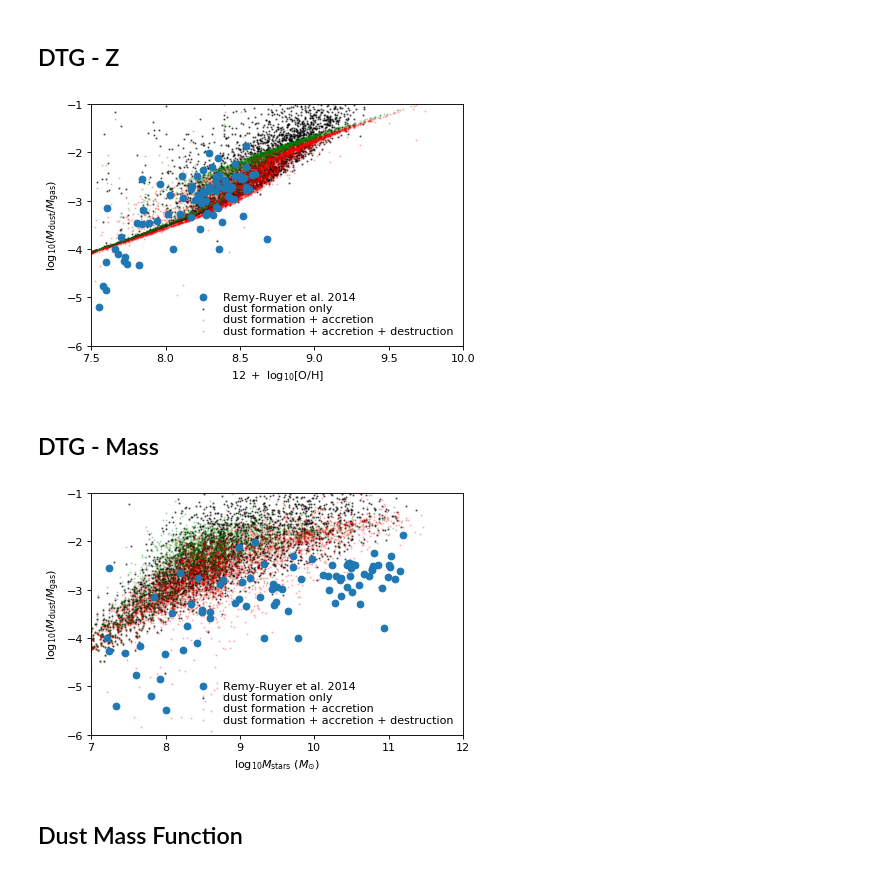
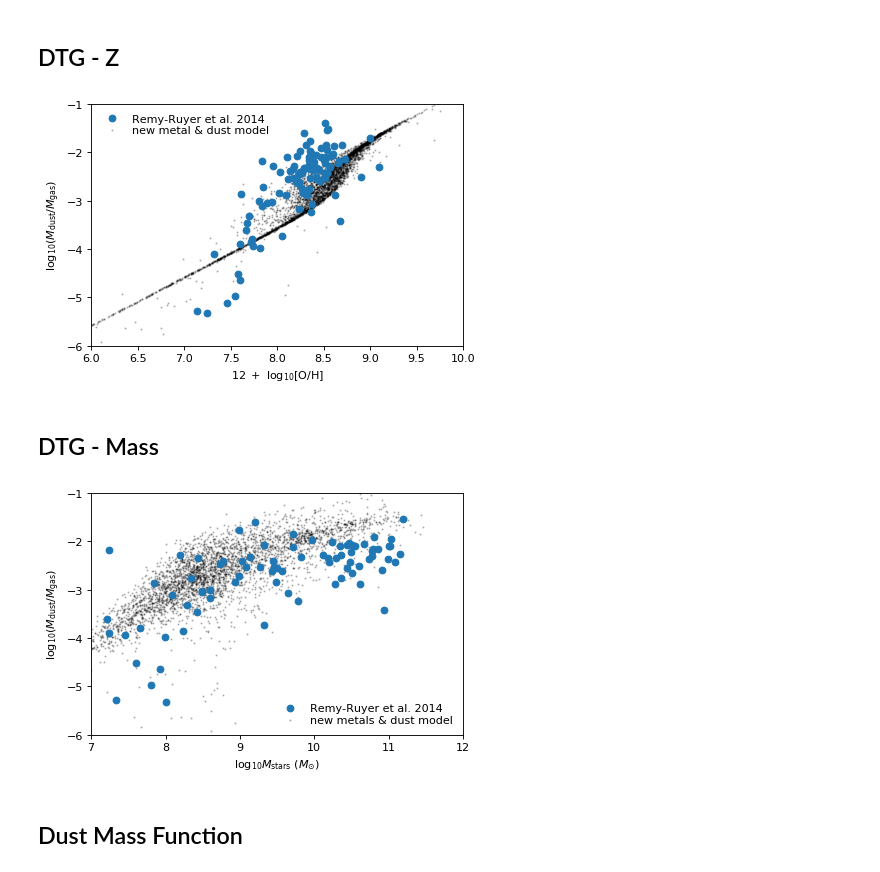
Before and after one commit to darrencroton/sage, a Jupyter notebook: analysis/allresults.ipynb, the cells around one changed output. Cells and saved outputs as stored; diff of their text form; code cells hidden in the pictures.

```diff
--- a/analysis/allresults.ipynb
+++ b/analysis/allresults.ipynb
@@ -12,13 +11,12 @@ BoxSize1 = ((500**3) * (32/512))**(1/3)
 dilute = 5000
 sSFRcut = -11.0
 # %%
-directory = '../src/auxdata/trees/new-yield/'
-directory1 = '../src/auxdata/trees/dust-growth/'
+directory = '../src/auxdata/trees/default/'
 directory2 = '../src/auxdata/trees/dust/'
 filename = 'model'
 redshift = [0.000]
 firstfile = 0
-lastfile = 0
+lastfile = 7
 # %%
 def galdtype():
 	# Define the data-type for the public version of SAGE
@@ -228,23 +226,16 @@ for i in range(len(redshift)):
 
     for k in range(firstfile, lastfile+1):
         name = (directory+filename+'_z'+f'{redshift[i]:.3f}'+'_'+f'{k}')
-        G = read_one_file(name, Galdesc1)
+        G = read_one_file(name, Galdesc)
         G_snap.extend(G)
     for j in range(firstfile, lastfile+1):
-        name1 = (directory1+filename+'_z'+f'{redshift[i]:.3f}'+'_'+f'{j}')
-        #snapshot 0 = redshift 127, snapshot 63 = redshift 0
-        G1 = read_one_file(name1, Galdesc1)
-        G_snap1.extend(G1)
-    for l in range(firstfile, lastfile+1):
         name2 = (directory2+filename+'_z'+f'{redshift[i]:.3f}'+'_'+f'{j}')
         #snapshot 0 = redshift 127, snapshot 63 = redshift 0
         G2 = read_one_file(name2, Galdesc2)
         G_snap2.extend(G2)
 
     G_snap = np.array(G_snap)
-    G_snap1 = np.array(G_snap1)
     G_snap = G_snap.view(recarray)
-    G_snap1 = G_snap1.view(recarray)
     G_snap2 = np.array(G_snap2)
     G_snap2 = G_snap2.view(recarray)
 # %%
@@ -363,5 +354,5 @@ plt.show()
 # %%
-HI_rr, Z_rr, H2_rr, atomic_rr, logdust_rr, logstar_rr = np.loadtxt('remy-ruyer.master.dat', usecols=(1,3,4,6,8,9), unpack=True)
+HI_rr, Z_rr, H2_rr, atomic_rr, logdust_rr, logstar_rr = np.loadtxt('remy-ruyer.master.dat', usecols=(1,3,4,6,7,9), unpack=True)
 gas = atomic_rr * (HI_rr + H2_rr)
 dust_rr = 10 ** logdust_rr
 star_rr = 10 ** logstar_rr
@@ -445,50 +408,50 @@ for t in leg.get_texts():  # Reduce the size of the text
 # %%
 plt.figure()
 ax = plt.subplot(111)
-
+'''
 w = np.where((G_snap.MetalsColdGas > 0) & (G_snap.Dust > 0))[0]
 if(len(w) > dilute): w = sample(list(w), dilute)
 
 Z = np.log10((G_snap.MetalsColdGas[w] / G_snap.ColdGas[w]) / 0.02) + 9.0
 DTG = np.log10(G_snap.Dust[w]/G_snap.ColdGas[w])
 
 w = np.where((G_snap1.MetalsColdGas > 0) & (G_snap1.Dust > 0))[0]
 if(len(w) > dilute): w = sample(list(w), dilute)
 
 Z1 = np.log10((G_snap1.MetalsColdGas[w] / G_snap1.ColdGas[w]) / 0.02) + 9.0
 DTG1 = np.log10(G_snap1.Dust[w]/G_snap1.ColdGas[w])
-
+'''
 w = np.where((G_snap2.MetalsColdGas > 0) & (G_snap2.ColdDust > 0))[0]
 if(len(w) > dilute): w = sample(list(w), dilute)
 
 Z2 = np.log10((G_snap2.MetalsColdGas[w] / G_snap2.ColdGas[w]) / 0.02) + 9.0
 DTG2 = np.log10(G_snap2.ColdDust[w]/G_snap2.ColdGas[w])
 
-plt.scatter(Z, DTG, marker='o', s=1, c='k', alpha=0.5, label='dust formation only')
-plt.scatter(Z1, DTG1, marker='o', s=1, c='g', alpha=0.2, label='dust formation + accretion')
-plt.scatter(Z2, DTG2, marker='o', s=1, c='r', alpha=0.2, label='dust formation + accretion + destruction')
+#plt.scatter(Z, DTG, marker='o', s=1, c='k', alpha=0.5, label='dust formation only')
+#plt.scatter(Z1, DTG1, marker='o', s=1, c='g', alpha=0.2, label='dust formation + accretion')
+plt.scatter(Z2, DTG2, marker='o', s=1, c='k', alpha=0.2, label='new metal & dust model')
 plt.plot(Z_rr, DTG_rr, 'o', label='Remy-Ruyer et al. 2014')
-plt.xlim(7.5, 10)
+plt.xlim(6, 10)
 plt.ylim(-6, -1)
 plt.xlabel(r'$12\ +\ \log_{10}[\mathrm{O/H}]$')
 plt.ylabel(r'$\log_{10} (M_{\mathrm{dust}} / M_{\mathrm{gas}})$')
 #print(max(DTG))
 
 leg = plt.legend(loc=0, numpoints=1, labelspacing=0.1)
 leg.draw_frame(False)  # Don't want a box frame
 for t in leg.get_texts():  # Reduce the size of the text
     t.set_fontsize('medium')
 
-plt.savefig('plots/DTG.png')
+#plt.savefig('plots/DTG.png')
 # %% [output]
-[figure, old version]
+[figure, new version]
 # %% [markdown]
 ## DTG - Mass
 # %%
 seed(2222)
 plt.figure()
 ax = plt.subplot(111)
-
+'''
 w = np.where((G_snap.MetalsColdGas > 0) & (G_snap.Dust > 0))[0]
 if(len(w) > dilute): w = sample(list(w), dilute)
 mass = np.log10(G_snap.StellarMass[w] * 1.e10 / Hubble_h)
@@ -498,16 +461,16 @@ w = np.where((G_snap1.MetalsColdGas > 0) & (G_snap1.Dust > 0))[0]
 if(len(w) > dilute): w = sample(list(w), dilute)
 mass1 = np.log10(G_snap1.StellarMass[w] * 1.e10 / Hubble_h)
 DTG1 = np.log10(G_snap1.Dust[w]/G_snap1.ColdGas[w])
-
+'''
 w = np.where((G_snap2.MetalsColdGas > 0) & (G_snap2.ColdDust > 0))[0]
 if(len(w) > dilute): w = sample(list(w), dilute)
 mass2 = np.log10(G_snap2.StellarMass[w] * 1.e10 / Hubble_h)
 DTG2 = np.log10(G_snap2.ColdDust[w]/G_snap2.ColdGas[w])
 
 
-plt.scatter(mass, DTG, marker='o', s=1, c='k', alpha=0.5, label='dust formation only')
-plt.scatter(mass1, DTG1, marker='o', s=1, c='g', alpha=0.2, label='dust formation + accretion')
-plt.scatter(mass2, DTG2, marker='o', s=1, c='r', alpha=0.2, label='dust formation + accretion + destruction')
+#plt.scatter(mass, DTG, marker='o', s=1, c='k', alpha=0.5, label='dust formation only')
+#plt.scatter(mass1, DTG1, marker='o', s=1, c='g', alpha=0.2, label='dust formation + accretion')
+plt.scatter(mass2, DTG2, marker='o', s=1, c='k', alpha=0.2, label='new metals & dust model')
 plt.plot(logstar_rr, DTG_rr, 'o' , label='Remy-Ruyer et al. 2014')
 
 plt.xlim(7, 12)
@@ -519,9 +482,9 @@ leg = plt.legend(loc=0, numpoints=1, labelspacing=0.1)
 leg.draw_frame(False)  # Don't want a box frame
 for t in leg.get_texts():  # Reduce the size of the text
     t.set_fontsize('medium')
-plt.savefig('plots/DTG-mass.png')
+#plt.savefig('plots/DTG-mass.png')
 # %% [output]
-[figure, old version]
+[figure, new version]
 # %% [markdown]
 ## Dust Mass Function
 # %%
```
Also changed, not shown: parts of 15 cells of this notebook, 3 other files.
